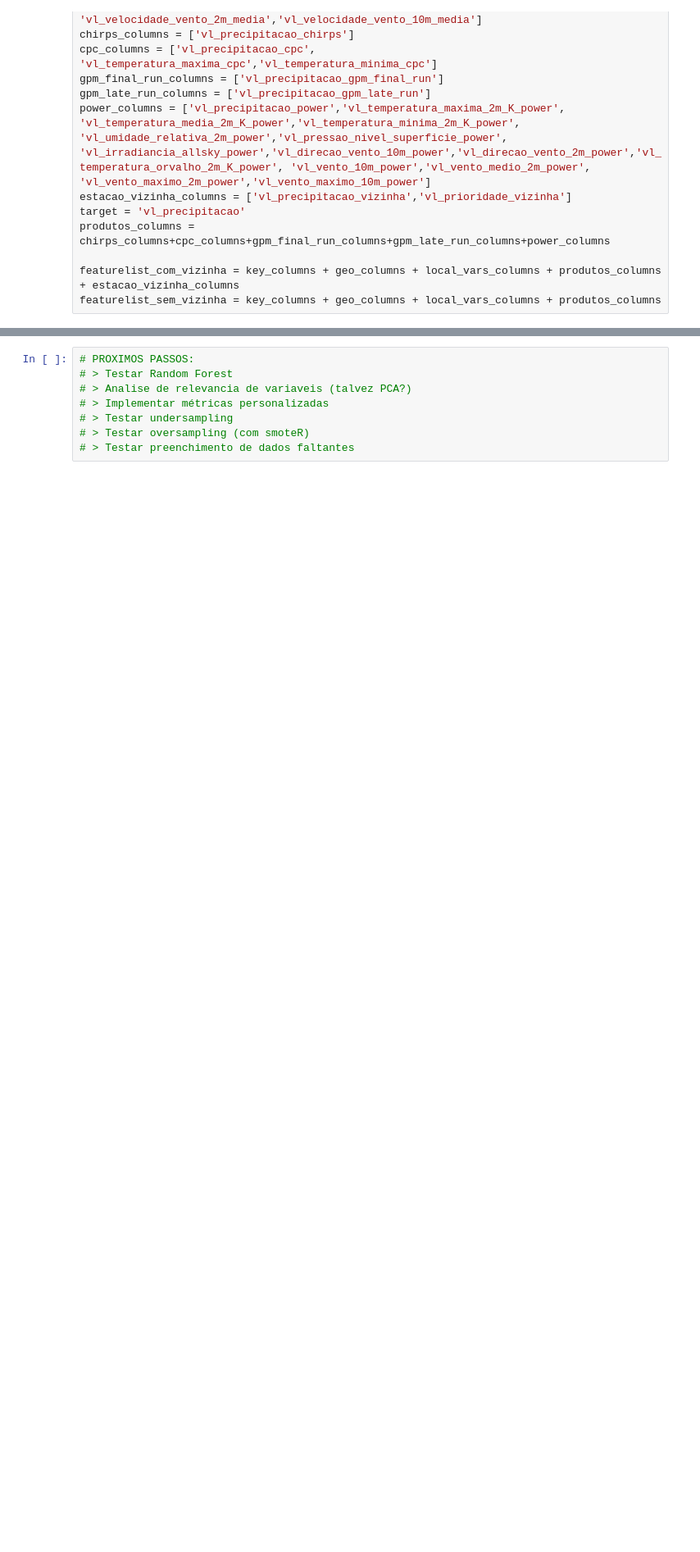
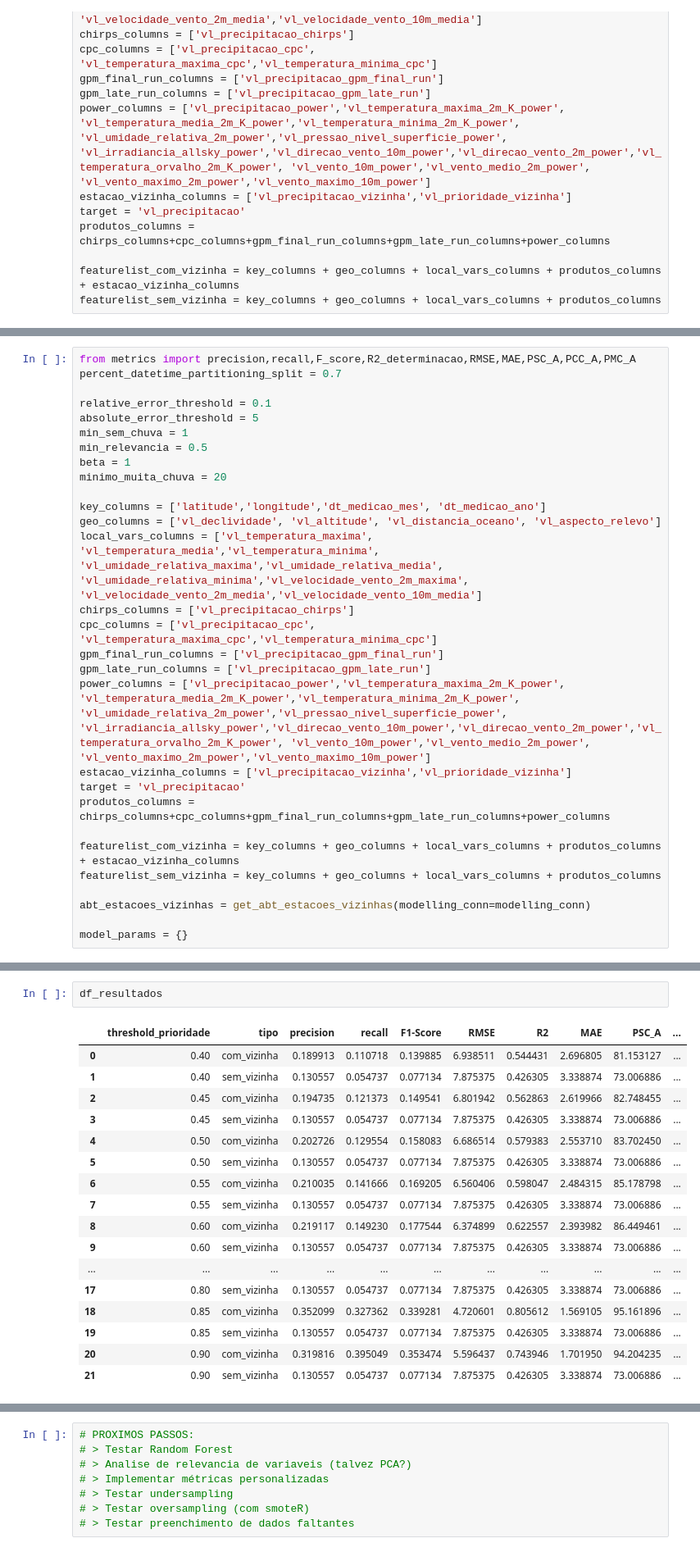
Before and after one commit to mateus-santos-rocha/doutorado, a Jupyter notebook: 3.modelling.ipynb, the cells around one changed output, grey strips where cells are left out. Shown at 82% size. Saved outputs shown, nothing was run; the diff lists cells and outputs as text; blank space fills up the shorter version.

```diff
--- a/3.modelling.ipynb
+++ b/3.modelling.ipynb
@@ -127,0 +88,29 @@ plt.show()
+# %%
+from metrics import precision,recall,F_score,R2_determinacao,RMSE,MAE,PSC_A,PCC_A,PMC_A
+percent_datetime_partitioning_split = 0.7
+
+relative_error_threshold = 0.1
+absolute_error_threshold = 5
+min_sem_chuva = 1
+min_relevancia = 0.5
+beta = 1
+minimo_muita_chuva = 20
+
+key_columns = ['latitude','longitude','dt_medicao_mes', 'dt_medicao_ano']
+geo_columns = ['vl_declividade', 'vl_altitude', 'vl_distancia_oceano', 'vl_aspecto_relevo']
+local_vars_columns = ['vl_temperatura_maxima', 'vl_temperatura_media','vl_temperatura_minima', 'vl_umidade_relativa_maxima','vl_umidade_relativa_media', 'vl_umidade_relativa_minima','vl_velocidade_vento_2m_maxima', 'vl_velocidade_vento_2m_media','vl_velocidade_vento_10m_media']
+chirps_columns = ['vl_precipitacao_chirps']
+cpc_columns = ['vl_precipitacao_cpc', 'vl_temperatura_maxima_cpc','vl_temperatura_minima_cpc']
+gpm_final_run_columns = ['vl_precipitacao_gpm_final_run']
+gpm_late_run_columns = ['vl_precipitacao_gpm_late_run']
+power_columns = ['vl_precipitacao_power','vl_temperatura_maxima_2m_K_power', 'vl_temperatura_media_2m_K_power','vl_temperatura_minima_2m_K_power', 'vl_umidade_relativa_2m_power','vl_pressao_nivel_superficie_power', 'vl_irradiancia_allsky_power','vl_direcao_vento_10m_power','vl_direcao_vento_2m_power','vl_temperatura_orvalho_2m_K_power', 'vl_vento_10m_power','vl_vento_medio_2m_power', 'vl_vento_maximo_2m_power','vl_vento_maximo_10m_power']
+estacao_vizinha_columns = ['vl_precipitacao_vizinha','vl_prioridade_vizinha']
+target = 'vl_precipitacao'
+produtos_columns = chirps_columns+cpc_columns+gpm_final_run_columns+gpm_late_run_columns+power_columns
+
+featurelist_com_vizinha = key_columns + geo_columns + local_vars_columns + produtos_columns + estacao_vizinha_columns
+featurelist_sem_vizinha = key_columns + geo_columns + local_vars_columns + produtos_columns
+
+abt_estacoes_vizinhas = get_abt_estacoes_vizinhas(modelling_conn=modelling_conn)
+
+model_params = {}
@@ -127,0 +176,20 @@ plt.show()
+# %%
+df_resultados
+# %% [output]
+|  | threshold_prioridade | tipo | precision | recall | F1-Score | RMSE | R2 | MAE | PSC_A | ... |
+| 0 | 0.40 | com_vizinha | 0.189913 | 0.110718 | 0.139885 | 6.938511 | 0.544431 | 2.696805 | 81.153127 | ... |
+| 1 | 0.40 | sem_vizinha | 0.130557 | 0.054737 | 0.077134 | 7.875375 | 0.426305 | 3.338874 | 73.006886 | ... |
+| 2 | 0.45 | com_vizinha | 0.194735 | 0.121373 | 0.149541 | 6.801942 | 0.562863 | 2.619966 | 82.748455 | ... |
+| 3 | 0.45 | sem_vizinha | 0.130557 | 0.054737 | 0.077134 | 7.875375 | 0.426305 | 3.338874 | 73.006886 | ... |
+| 4 | 0.50 | com_vizinha | 0.202726 | 0.129554 | 0.158083 | 6.686514 | 0.579383 | 2.553710 | 83.702450 | ... |
+| 5 | 0.50 | sem_vizinha | 0.130557 | 0.054737 | 0.077134 | 7.875375 | 0.426305 | 3.338874 | 73.006886 | ... |
+| 6 | 0.55 | com_vizinha | 0.210035 | 0.141666 | 0.169205 | 6.560406 | 0.598047 | 2.484315 | 85.178798 | ... |
+| 7 | 0.55 | sem_vizinha | 0.130557 | 0.054737 | 0.077134 | 7.875375 | 0.426305 | 3.338874 | 73.006886 | ... |
+| 8 | 0.60 | com_vizinha | 0.219117 | 0.149230 | 0.177544 | 6.374899 | 0.622557 | 2.393982 | 86.449461 | ... |
+| 9 | 0.60 | sem_vizinha | 0.130557 | 0.054737 | 0.077134 | 7.875375 | 0.426305 | 3.338874 | 73.006886 | ... |
+| ... | ... | ... | ... | ... | ... | ... | ... | ... | ... | ... |
+| 17 | 0.80 | sem_vizinha | 0.130557 | 0.054737 | 0.077134 | 7.875375 | 0.426305 | 3.338874 | 73.006886 | ... |
+| 18 | 0.85 | com_vizinha | 0.352099 | 0.327362 | 0.339281 | 4.720601 | 0.805612 | 1.569105 | 95.161896 | ... |
+| 19 | 0.85 | sem_vizinha | 0.130557 | 0.054737 | 0.077134 | 7.875375 | 0.426305 | 3.338874 | 73.006886 | ... |
+| 20 | 0.90 | com_vizinha | 0.319816 | 0.395049 | 0.353474 | 5.596437 | 0.743946 | 1.701950 | 94.204235 | ... |
+| 21 | 0.90 | sem_vizinha | 0.130557 | 0.054737 | 0.077134 | 7.875375 | 0.426305 | 3.338874 | 73.006886 | ... |
```
Also changed, not shown: parts of 13 cells of this notebook, 3 other files.
